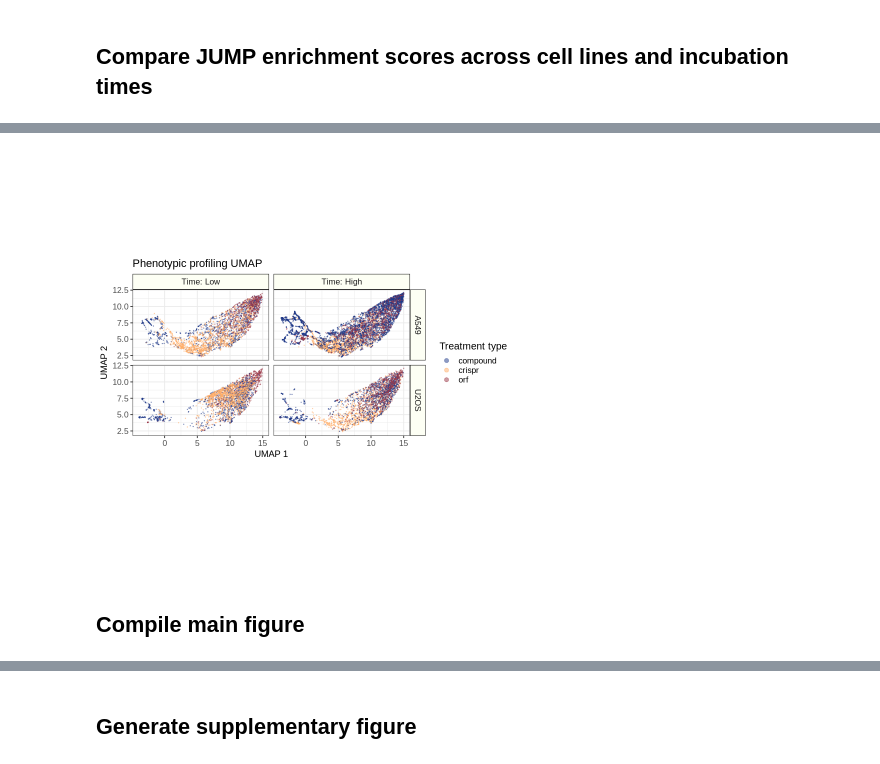
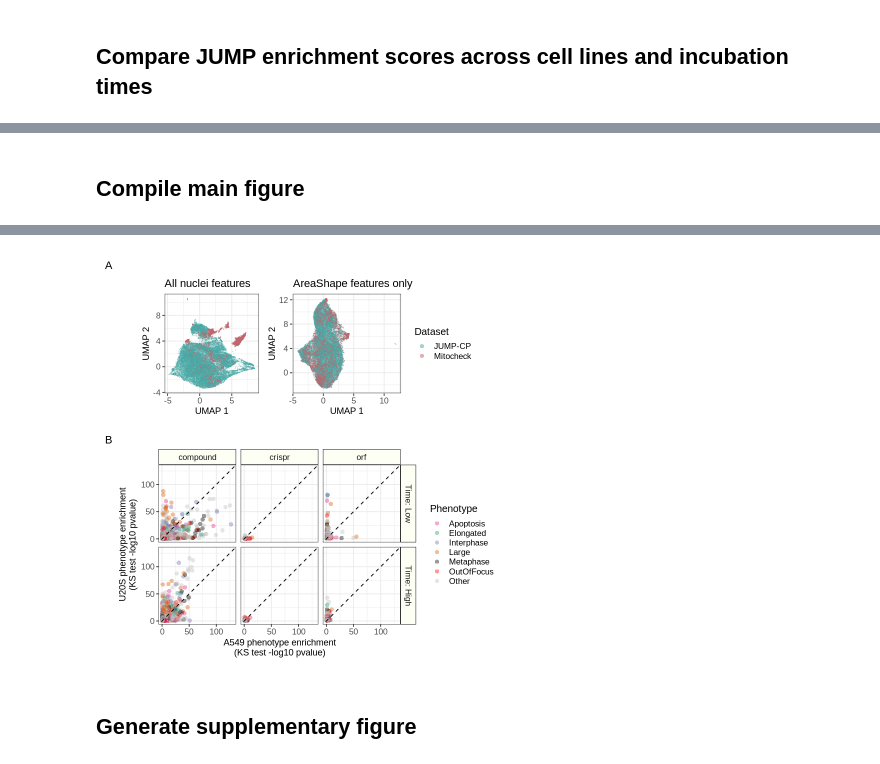
Before and after one commit to WayScience/phenotypic_profiling, a Jupyter notebook: 7.figures/Figure5_JUMP_application.ipynb, the cells around one changed output, grey strips where cells are left out. Cells and saved outputs as stored; diff of their text form; code cells hidden in the pictures.

```diff
--- a/7.figures/Figure5_JUMP_application.ipynb
+++ b/7.figures/Figure5_JUMP_application.ipynb
@@ -330,35 +283,3 @@ A tibble: 6 × 11
-# %%
-phenotype_umap_gg <- (
-    ggplot(jump_phenotype_umap_df %>% dplyr::filter(model_type == "final"), aes(x = UMAP0, y = UMAP1))
-    + geom_point(
-        aes(color = treatment_type),
-        size = 0.07,
-        alpha = 0.5
-    )
-    + theme_bw()
-    + phenotypic_ggplot_theme
-    + guides(
-        color = guide_legend(
-            override.aes = list(size = 2)
-        )
-    )
-    + labs(x = "UMAP 1", y = "UMAP 2")
-    + scale_color_manual(
-        "Treatment type",
-        values = treatment_type_colors,
-        labels = treatment_type_labels
-    )
-    + coord_fixed()
-    + facet_grid(
-        "Cell_type~time_plot_label",
-        labeller = labeller(time_plot_label = custom_time_labeller)
-    )
-    + ggtitle("Phenotypic profiling UMAP")
-)
-
-phenotype_umap_gg
-# %% [output]
-[figure, removed]
 # %% [markdown]
 ## Compile main figure
 # %%
@@ -369,13 +290,12 @@ top_plot <- (
 
 fig_5_gg <- (
     wrap_elements(top_plot) /
-    wrap_elements(compare_phenotype_enrichment_ggs[["final"]]) /
-    wrap_elements(phenotype_umap_gg)
-) + plot_annotation(tag_levels = "A") + plot_layout(heights = c(1, 1.1, 1))
+    wrap_elements(compare_phenotype_enrichment_ggs[["final"]])
+) + plot_annotation(tag_levels = "A") + plot_layout(heights = c(1, 1.4))
 
-ggsave(output_fig_5_file, dpi = 500, height = 12, width = 8)
+ggsave(output_fig_5_file, dpi = 500, height = 8, width = 8)
 
-#fig_5_gg
+fig_5_gg
 # %% [output]
 Warning message:
 “Removed 30 rows containing missing values (`geom_point()`).”
@@ -382,3 +304,4 @@ Warning message:
+[figure, added]
 # %% [markdown]
 ## Generate supplementary figure
 # %%
```
Also changed, not shown: parts of 9 cells of this notebook, 3 other files.
